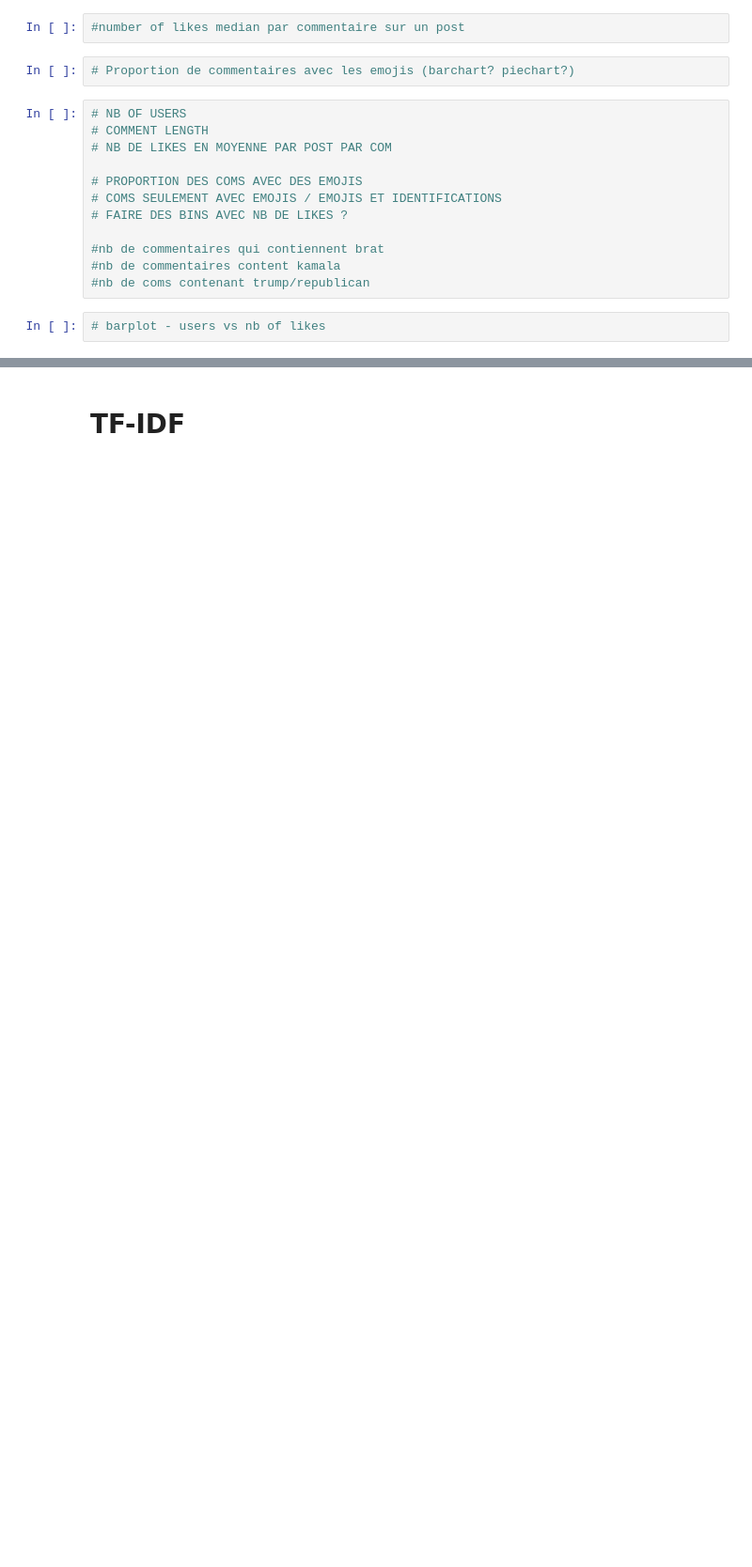
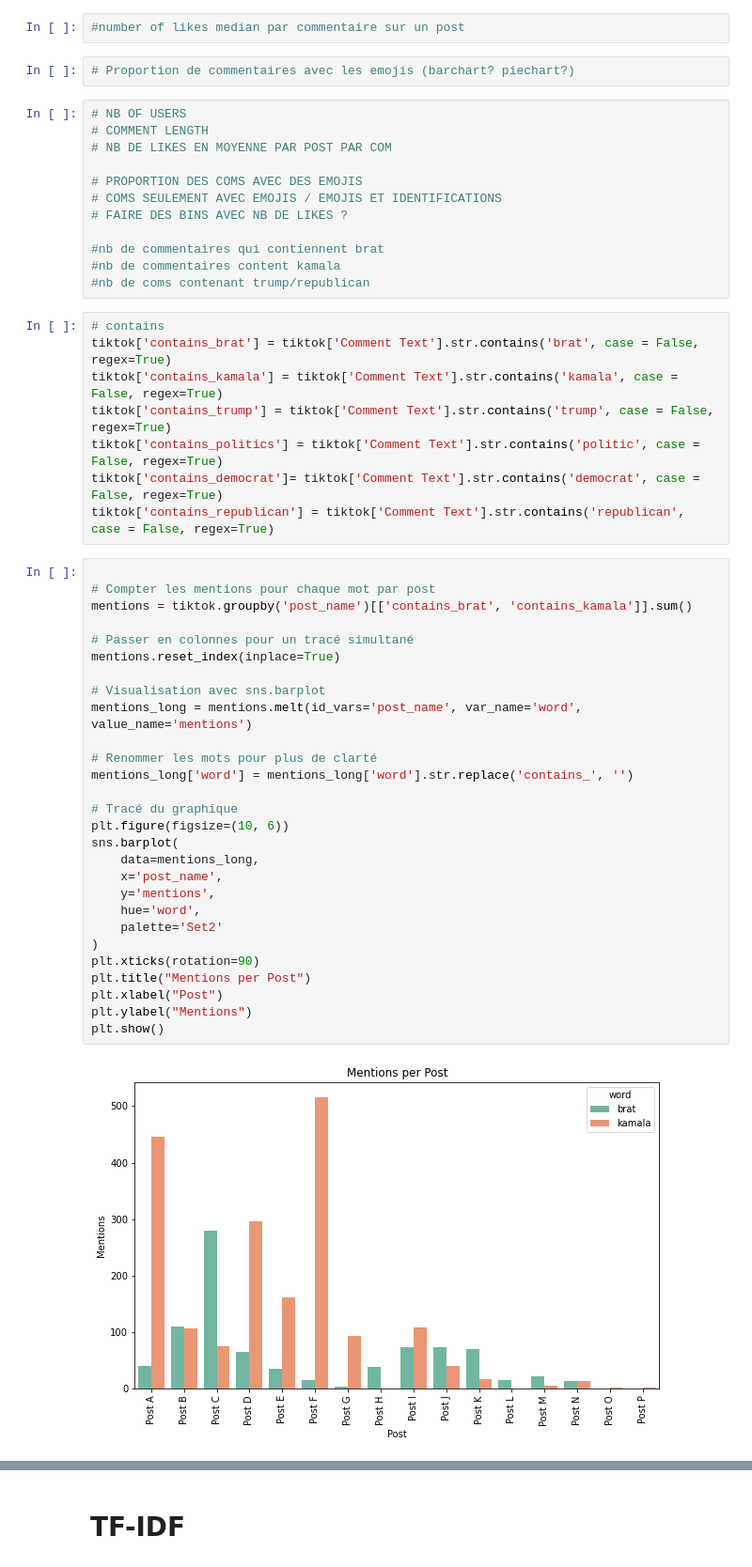
Before and after one commit to pouvoirdasha/sociology_scrapping, a Jupyter notebook: notebooks_stats_finetuning/decriptive_stats_dasha.ipynb, the cells around one changed output, grey strips where cells are left out. Shown at 94% size. Drawn from its saved outputs; the diff is of its cells as text; blank space fills up the shorter version.

Commit message:
added some graphs

```diff
--- a/notebooks_stats_finetuning/decriptive_stats_dasha.ipynb
+++ b/notebooks_stats_finetuning/decriptive_stats_dasha.ipynb
@@ -160,5 +230,41 @@ sns.barplot(x='User @', y='Likes', data=tiktok)#, palette='viridis')
 #nb de commentaires qui contiennent brat
 #nb de commentaires content kamala
 #nb de coms contenant trump/republican
-# %%
-# barplot - users vs nb of likes
+# %%
+# contains
+tiktok['contains_brat'] = tiktok['Comment Text'].str.contains('brat', case = False, regex=True)
+tiktok['contains_kamala'] = tiktok['Comment Text'].str.contains('kamala', case = False, regex=True)
+tiktok['contains_trump'] = tiktok['Comment Text'].str.contains('trump', case = False, regex=True)
+tiktok['contains_politics'] = tiktok['Comment Text'].str.contains('politic', case = False, regex=True)
+tiktok['contains_democrat']= tiktok['Comment Text'].str.contains('democrat', case = False, regex=True)
+tiktok['contains_republican'] = tiktok['Comment Text'].str.contains('republican', case = False, regex=True)
+# %%
+
+# Compter les mentions pour chaque mot par post
+mentions = tiktok.groupby('post_name')[['contains_brat', 'contains_kamala']].sum()
+
+# Passer en colonnes pour un tracé simultané
+mentions.reset_index(inplace=True)
+
+# Visualisation avec sns.barplot
+mentions_long = mentions.melt(id_vars='post_name', var_name='word', value_name='mentions')
+
+# Renommer les mots pour plus de clarté
+mentions_long['word'] = mentions_long['word'].str.replace('contains_', '')
+
+# Tracé du graphique
+plt.figure(figsize=(10, 6))
+sns.barplot(
+    data=mentions_long,
+    x='post_name',
+    y='mentions',
+    hue='word',
+    palette='Set2'
+)
+plt.xticks(rotation=90)
+plt.title("Mentions per Post")
+plt.xlabel("Post")
+plt.ylabel("Mentions")
+plt.show()
+# %% [output]
+[figure, added]
```
Also changed, not shown: parts of 13 cells of this notebook, 1 other file.
